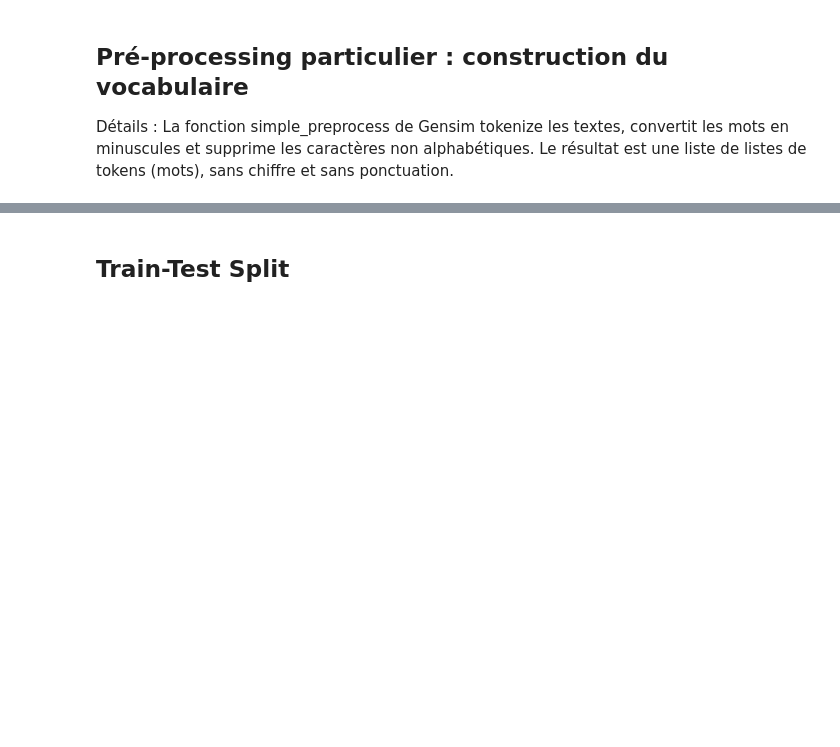
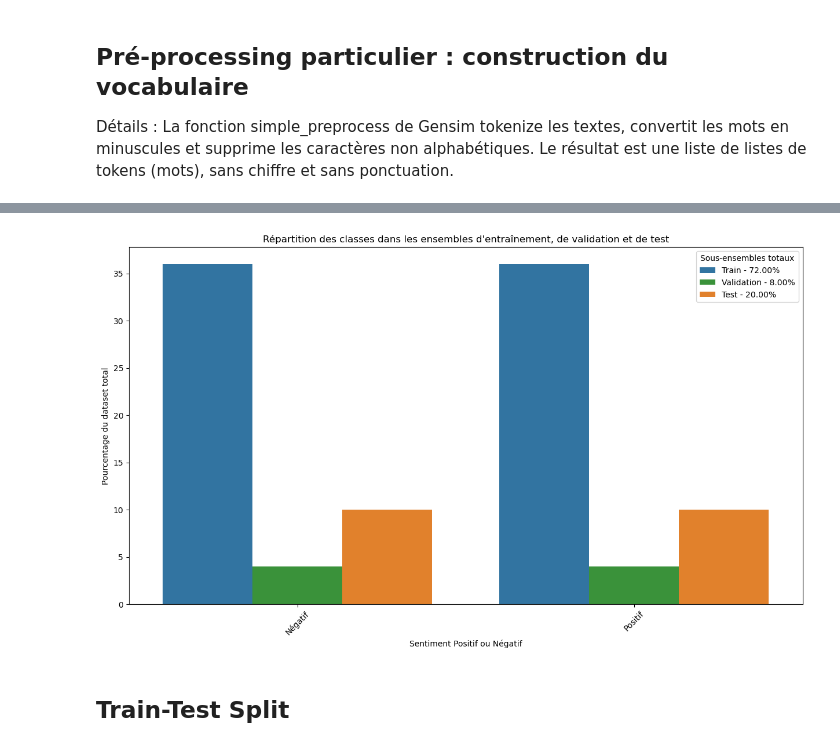
Before and after one commit to Oxelie/P7-Analyse_de_sentiments, a Jupyter notebook: p7_Word2Vec_models.ipynb, the cells around one changed output, grey strips where cells are left out. Drawn from its saved outputs; the diff is of its cells as text; code cells hidden in the pictures; blank space fills up the shorter version.

```diff
--- a/p7_Word2Vec_models.ipynb
+++ b/p7_Word2Vec_models.ipynb
@@ -300,0 +341,15 @@ print(data_0['sentences'][0])
+# %%
+val_size = 0.1  #  10% des données pour la validation sur le train
+test_size=0.2 # 20% des données pour le test sur l'ensemble des données
+# focntion de division du dataset
+def split_data(X, y, random_state=seed_value):
+    """
+    Divise le jeu de données en ensembles d'entraînement, de validation et de test.
+
+    """
+
+    X_train, X_test, y_train, y_test = train_test_split(X, y, test_size=test_size, random_state=seed_value, stratify=y)
+
+    X_train_final, X_val, y_train_final, y_val = train_test_split(X_train, y_train, test_size=val_size, random_state=seed_value, stratify=y_train)
+
+    return X_train_final, y_train_final, X_val, y_val, X_test, y_test
@@ -301,3 +400,55 @@ print(data_0['sentences'][0])
+# %%
+# Vérification de la répartition des classes dans chaque ensemble issu de la fonction split_data()
+def check_class_distribution(y_train, y_val, y_test ):
+    train_counts = np.unique(y_train, return_counts=True)
+    test_counts = np.unique(y_test, return_counts=True)
+    val_counts = np.unique(y_val, return_counts=True)
+
+    total_counts = np.sum([train_counts[1], val_counts[1], test_counts[1] ])
+
+    train_total_percentage = (np.sum(train_counts[1]) / total_counts) * 100
+    val_total_percentage = (np.sum(val_counts[1]) / total_counts) * 100
+    test_total_percentage = (np.sum(test_counts[1]) / total_counts) * 100
+
+    train_percentages = (train_counts[1] / total_counts) * 100
+    val_percentages = (val_counts[1] / total_counts) * 100
+    test_percentages = (test_counts[1] / total_counts) * 100
+
+    categories = np.concatenate([train_counts[0], val_counts[0], test_counts[0] ])
+    # category_names = [f'{label}' for label in categories]
+    category_names = [f'{target_labels[label]}' for label in categories]
+
+    data = {
+        'Catégories': category_names,
+        'Pourcentage': np.concatenate([train_percentages, val_percentages, test_percentages ]),
+        'Ensemble': ['Train'] * len(train_counts[0]) + ['Validation'] * len(val_counts[0]) + ['Test'] * len(test_counts[0])
+    }
+    df = pd.DataFrame(data)
+
+    palette = {'Train': '#1f77b4', 'Validation': '#2ca02c', 'Test': '#ff7f0e'}
+    plt.figure(figsize=(15, 8))
+    sns.barplot(x='Catégories', y='Pourcentage', hue='Ensemble', data=df, palette=palette)
+    plt.title('Répartition des classes dans les ensembles d\'entraînement, de validation et de test')
+    plt.xlabel('Sentiment Positif ou Négatif')
+    plt.ylabel('Pourcentage du dataset total')
+    plt.xticks(rotation=45)
+    handles, labels = plt.gca().get_legend_handles_labels()
+    labels = [
+        f'Train - {train_total_percentage:.2f}%',
+        f'Validation - {val_total_percentage:.2f}%',
+        f'Test - {test_total_percentage:.2f}%'
+    ]
+    plt.legend(handles=handles, labels=labels, title='Sous-ensembles totaux')
+    plt.show()
+
+# Vérifier la répartition des classessz obtenues avec la fonction split_data()
+X = data['text_low']
+y = data['target']
+X_train, y_train, X_val, y_val, X_test, y_test = split_data(X, y, random_state=seed_value)
+
+check_class_distribution(y_train, y_val, y_test)
+# %% [output]
+[figure, added]
 # %% [markdown]
 ## Train-Test Split
 # %%
```
Also changed, not shown: parts of 61 cells of this notebook, 3 other files.
